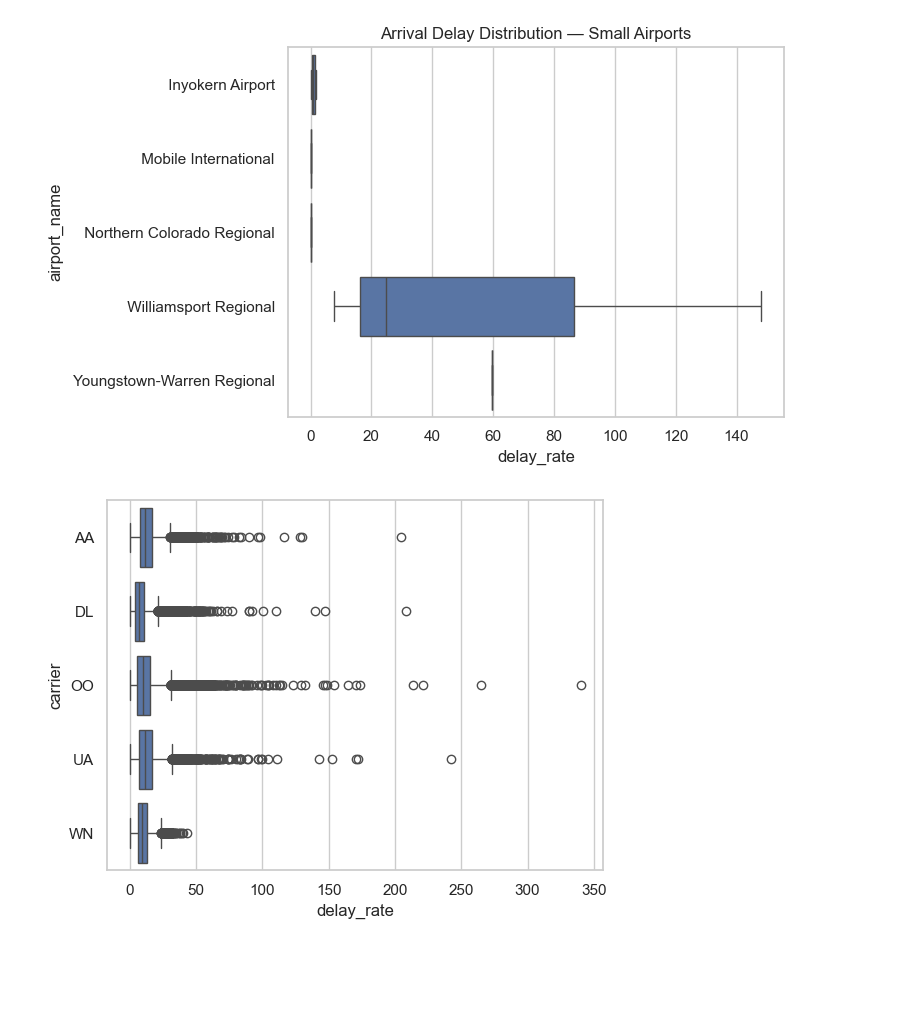
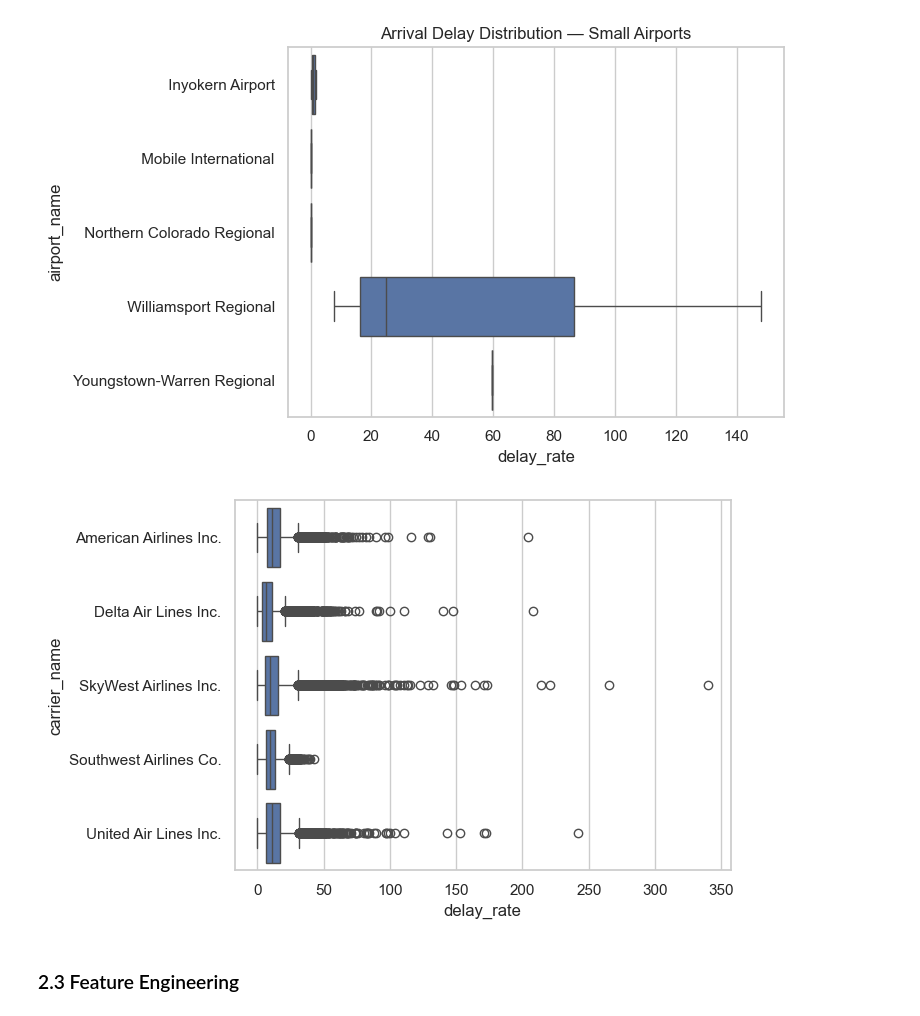
Before and after one commit to shaswat-13/flight-delay-dataset, a Jupyter notebook: notebooks/etl.ipynb, the cells around one changed output. Saved outputs shown, nothing was run; the diff lists cells and outputs as text; code cells hidden in the pictures; blank space fills up the shorter version.

```diff
--- a/notebooks/etl.ipynb
+++ b/notebooks/etl.ipynb
@@ -368,17 +369,17 @@ plt.show()
 [figure]
 # %%
 top_carriers = (
-    df.groupby('carrier')['arr_flights']
+    df.groupby('carrier_name')['arr_flights']
       .sum()
       .sort_values(ascending=False)
       .head(5)
       .index
 )
 
-df_carrier = df[df['carrier'].isin(top_carriers)].copy()
-df_carrier['carrier'] = df_carrier['carrier'].cat.remove_unused_categories()
-sns.boxplot(data=df_carrier, y='carrier', x='delay_rate')
+df_carrier = df[df['carrier_name'].isin(top_carriers)].copy()
+df_carrier['carrier_name'] = df_carrier['carrier_name'].cat.remove_unused_categories()
+sns.boxplot(data=df_carrier, y='carrier_name', x='delay_rate')
 plt.show()
 # %% [output]
-[figure, old version]
+[figure, new version]
 # %%
@@ -386,0 +387,2 @@ plt.show()
+# %% [markdown]
+### 2.3 Feature Engineering
```
Also changed, not shown: parts of 21 cells of this notebook, 1 other file.
